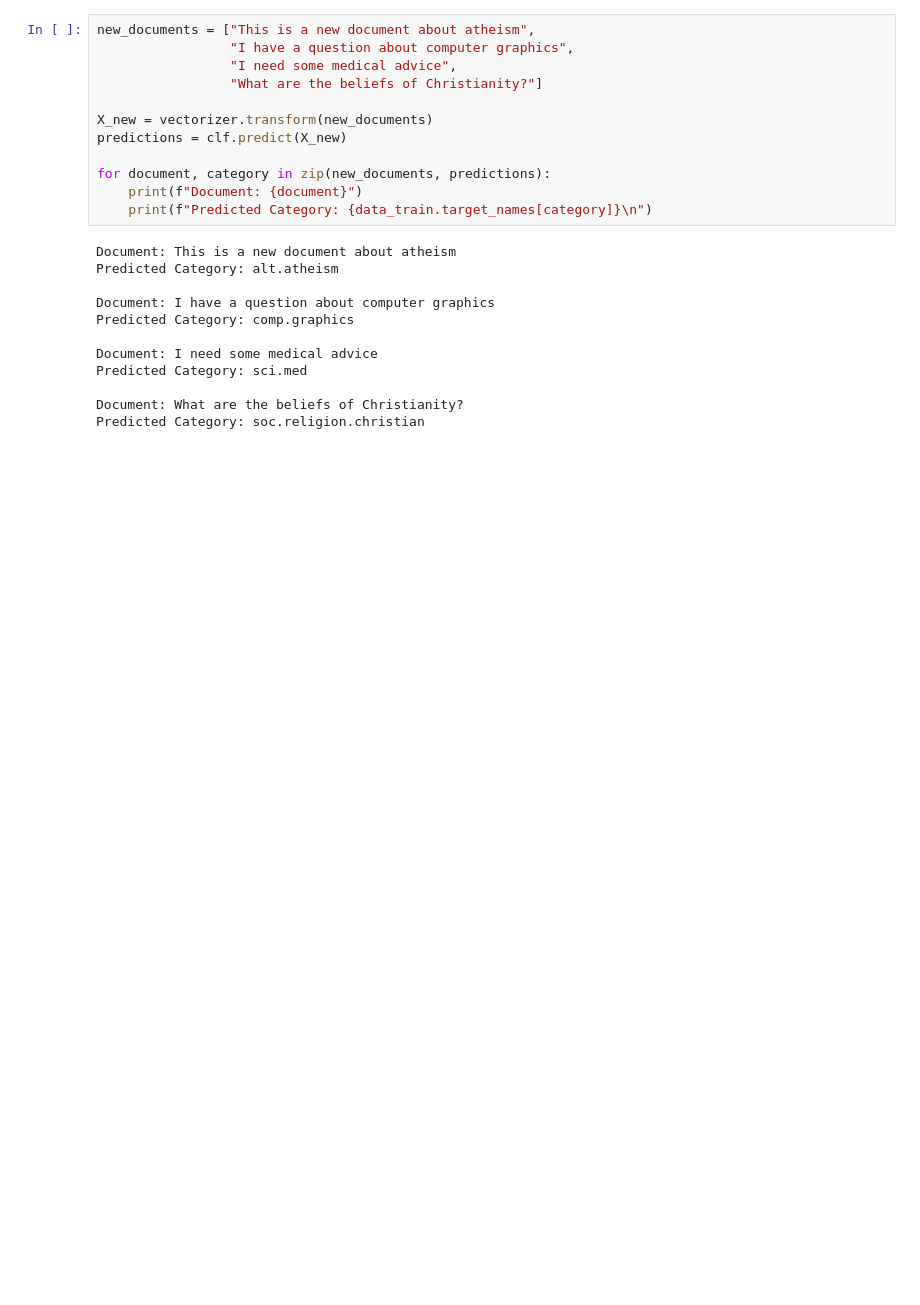
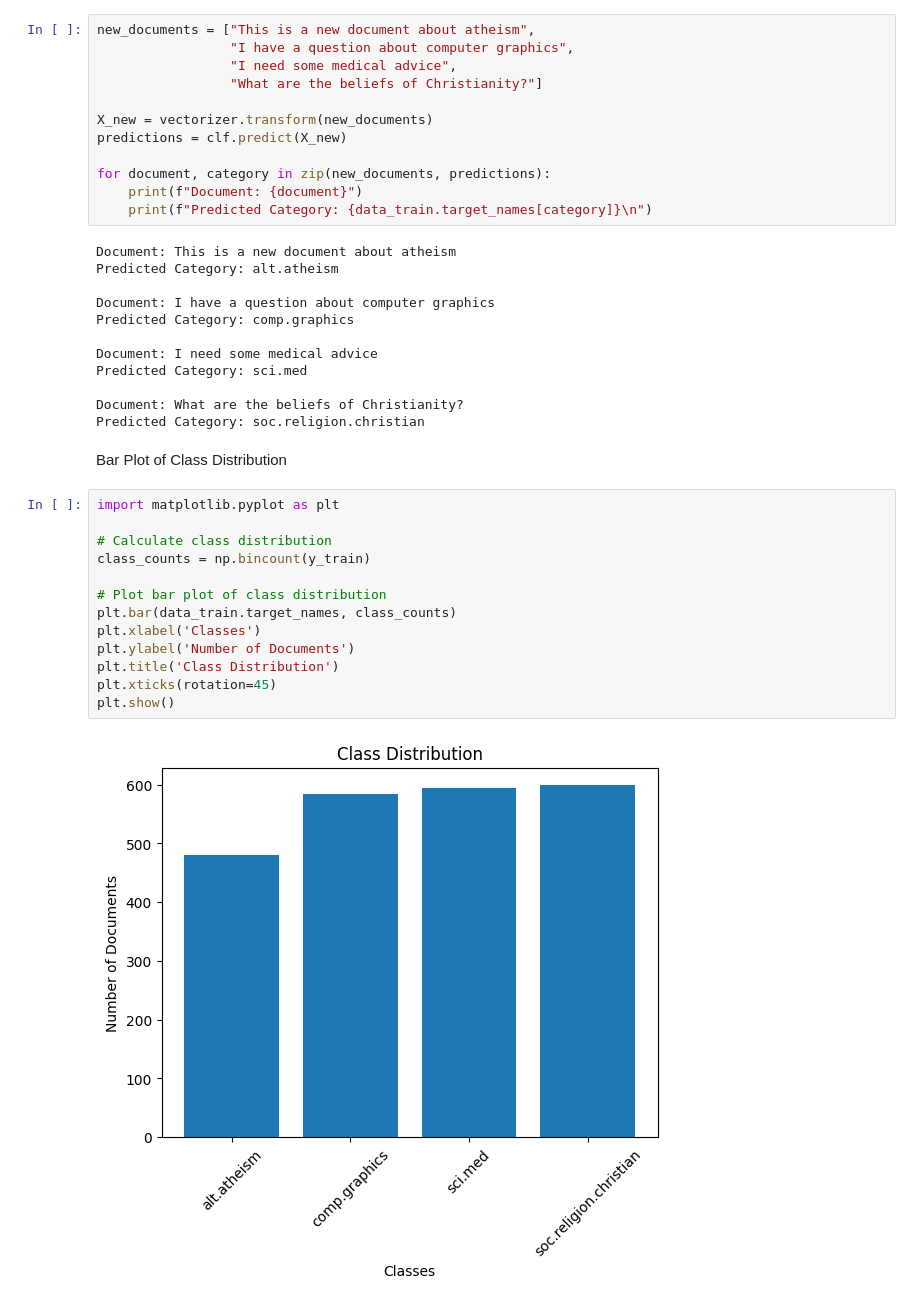
Before and after one commit to muskanturaha/Textsummarize, a Jupyter notebook: textsummariz.ipynb, the cells around one changed output. Cells and saved outputs as stored; diff of their text form; blank space fills up the shorter version.

```diff
--- a/textsummariz.ipynb
+++ b/textsummariz.ipynb
@@ -52,3 +64,20 @@ Predicted Category: sci.med
 
 Document: What are the beliefs of Christianity?
 Predicted Category: soc.religion.christian
+# %% [markdown]
+Bar Plot of Class Distribution
+# %%
+import matplotlib.pyplot as plt
+
+# Calculate class distribution
+class_counts = np.bincount(y_train)
+
+# Plot bar plot of class distribution
+plt.bar(data_train.target_names, class_counts)
+plt.xlabel('Classes')
+plt.ylabel('Number of Documents')
+plt.title('Class Distribution')
+plt.xticks(rotation=45)
+plt.show()
+# %% [output]
+[figure, added]
```
Also changed, not shown: parts of 6 cells of this notebook.
